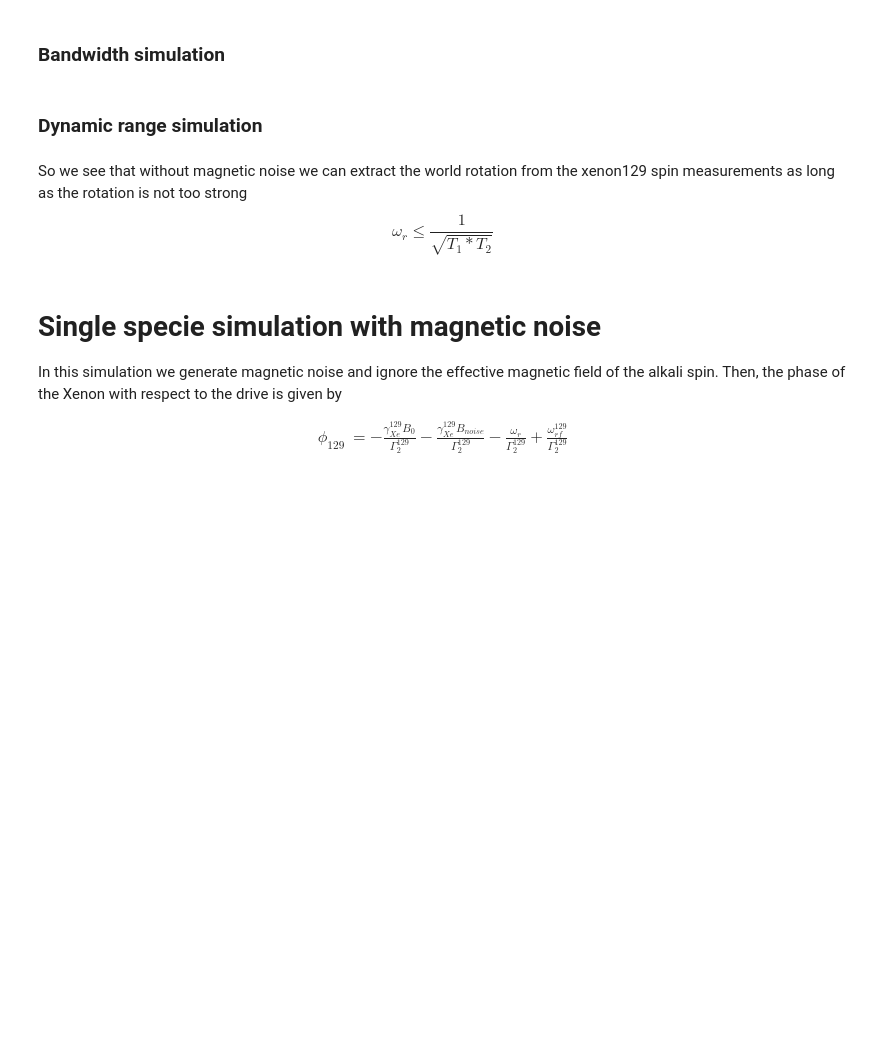
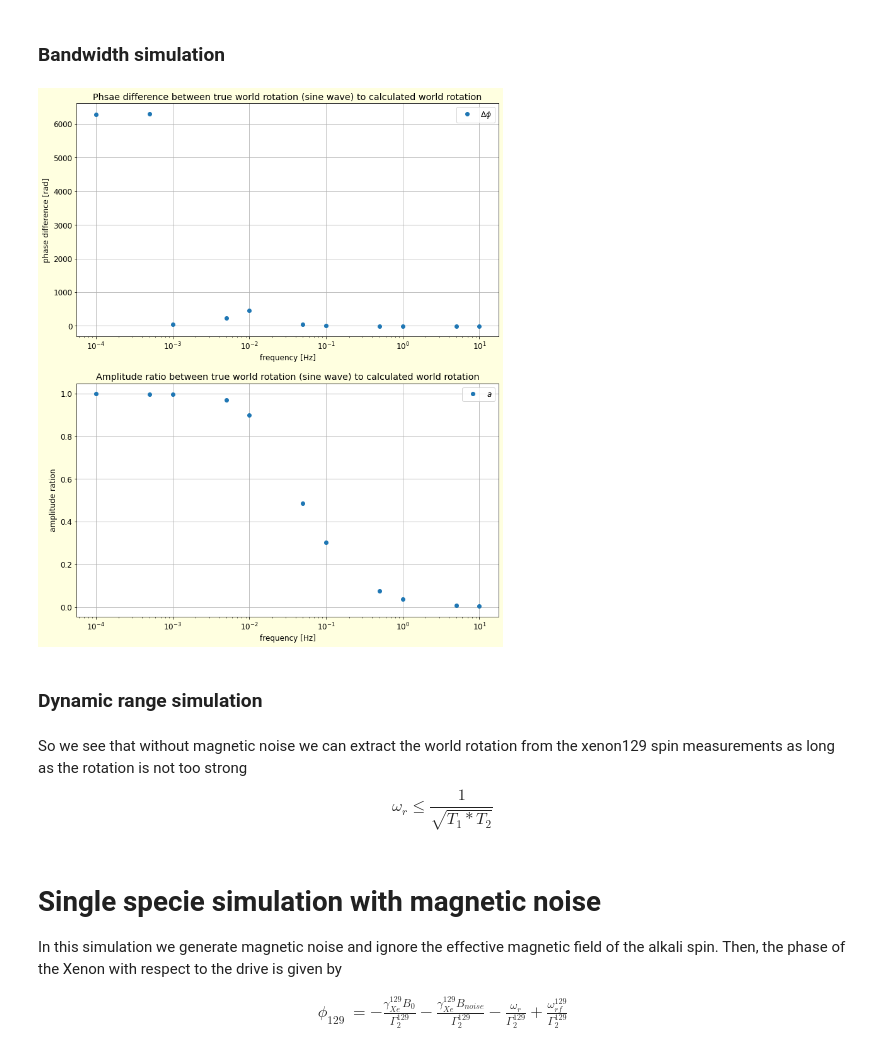
Before and after one commit to RoyElkabetz/NMR-gyroscope, a Jupyter notebook: src/single_specie_bandwidth_and_dynamic_range_sim.ipynb, the cells around one changed output. Drawn from its saved outputs; the diff is of its cells as text; code cells hidden in the pictures; blank space fills up the shorter version.

```diff
--- a/src/single_specie_bandwidth_and_dynamic_range_sim.ipynb
+++ b/src/single_specie_bandwidth_and_dynamic_range_sim.ipynb
@@ -174,12 +174,10 @@ for i, f in enumerate(freq_list):
   # initialize Environment
   env129 = env.Environment()
   env129.set_state(wr=wr, B0=B0, Bnoise=Bnoise, Ad_y=Ad_y, wd_y=wd_y, Ad_x=Ad_x, wd_x=wd_x)
-  env129.display_params()
 
   # initialize Xenon
   Xe129 = xe.Xenon(gamma=g129, t1=t1, t2=t2, K0=np.array([0.0259, 0.02, 0.3]), ts=t_final, dt=dt, name='129')
   Xe129.set_spin_exchange_amp(Rse)
-  Xe129.display_params()
   Xe129.set_bloch_matrix(env129)
   Xe129.init_with_steady_state()
 
@@ -189,8 +187,30 @@ for i, f in enumerate(freq_list):
 
   # computing the world rotation from xenon measurements
   world_rotation = -Xe129.phase_perp * Xe129.gamma2 + Xe129.gamma * env129.B0 - env129.wd_y
-  apmlitude_ratio[i] = world_rotation.max() / wr.max()
-  phase_diff[i] = (np.argmax(world_rotation) - np.argmax(wr))
+  apmlitude_ratio[i] = np.max(world_rotation) / np.max(wr)
+  phase_diff[i] = np.mod(np.argmax(world_rotation) - np.argmax(wr), period) * 2 * np.pi - np.pi
+# %%
+# ploting the dynamic range
+fig = plt.figure(figsize=(12, 15))
+ax = plt.subplot(211)
+ax.set_title('Phsae difference between true world rotation (sine wave) to calculated world rotation')
+ax.semilogx(freq_list, phase_diff, 'o', label='$\Delta\phi$')
+ax.set_xlabel('frequency [Hz]')
+ax.set_ylabel('phase difference [rad]')
+ax.grid(True)
+ax.legend()
+
+ax1 = plt.subplot(212)
+ax1.set_title('Amplitude ratio between true world rotation (sine wave) to calculated world rotation')
+ax1.semilogx(freq_list, apmlitude_ratio, 'o', label='$a$')
+ax1.set_ylabel('amplitude ration')
+ax1.set_xlabel('frequency [Hz]')
+ax1.grid(True)
+ax1.legend()
+plt.tight_layout
+plt.show()
+# %% [output]
+[figure, added]
 # %% [markdown]
 ### Dynamic range simulation
 # %%
```
Also changed, not shown: parts of 2 cells of this notebook.
